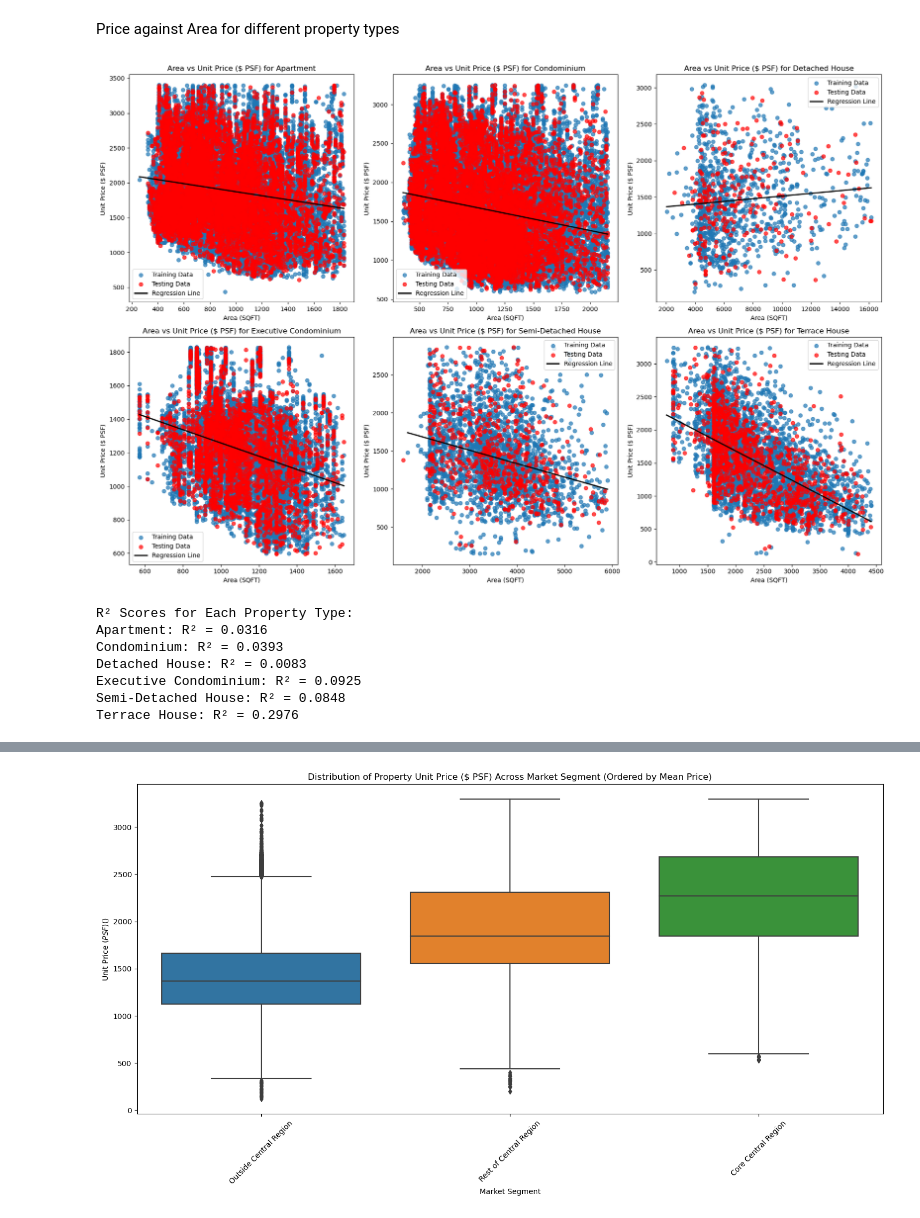
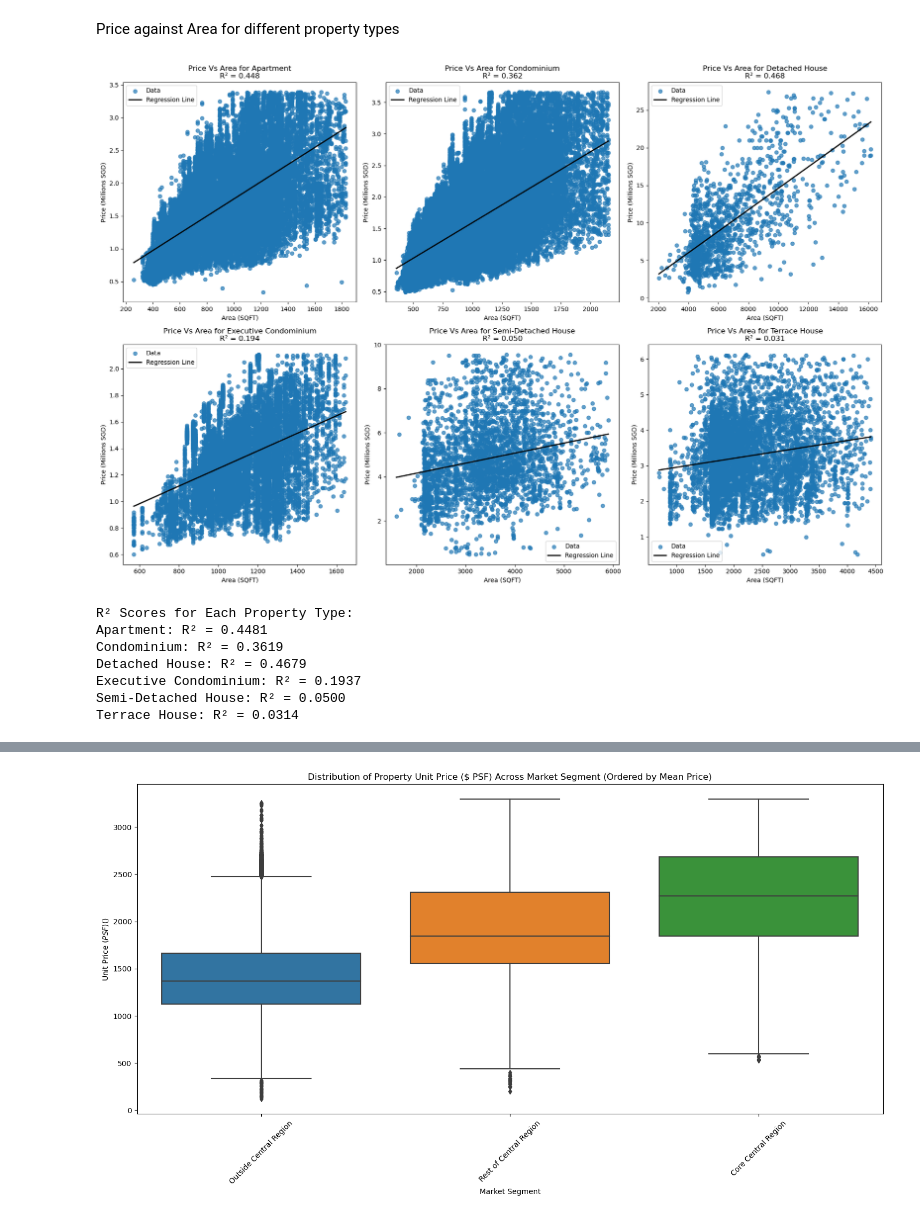
Before and after one commit to feliciahxy/SC1015-DSAI-project, a Jupyter notebook: EDA/EDA.ipynb, the cells around one changed output, grey strips where cells are left out. Drawn from its saved outputs; the diff is of its cells as text; code cells hidden in the pictures.

```diff
--- a/EDA/EDA.ipynb
+++ b/EDA/EDA.ipynb
@@ -123,6 +127,0 @@ removeoutlier(remainingleaseyears).describe()
-# %%
-# Plot the basic uni-variate figures for Remaining Lease Years
-f, axes = plt.subplots(1, 3, figsize=(25, 5))
-sb.boxplot(data = removeoutlier(remainingleaseyears), orient = "h", ax = axes[0])
-sb.histplot(data = removeoutlier(remainingleaseyears), bins=100, ax=axes[1])
-sb.kdeplot(data = removeoutlier(remainingleaseyears), ax = axes[2])
@@ -148,6 +151,6 @@ remainingleaseyears_nonfreehold.describe()
 # %%
-# Plot the basic uni-variate figures for Remaining Lease Years (Excl. 999yrs)
-f, axes = plt.subplots(1, 3, figsize=(25, 5))
-sb.boxplot(data = removeoutlier(remainingleaseyears_nonfreehold), orient = "h", ax = axes[0])
-sb.histplot(data = removeoutlier(remainingleaseyears_nonfreehold), ax=axes[1])
-sb.kdeplot(data = removeoutlier(remainingleaseyears_nonfreehold), ax = axes[2])
+# # Plot the basic uni-variate figures for Remaining Lease Years (Excl. 999yrs)
+# f, axes = plt.subplots(1, 3, figsize=(25, 5))
+# sb.boxplot(data = removeoutlier(remainingleaseyears_nonfreehold), orient = "h", ax = axes[0])
+# sb.histplot(data = removeoutlier(remainingleaseyears_nonfreehold), ax=axes[1])
+# sb.kdeplot(data = removeoutlier(remainingleaseyears_nonfreehold), ax = axes[2])
@@ -191,6 +191,7 @@ plt.show()
 # %% [markdown]
 Price against Area for different property types
 # %%
+
 # Define property types to analyze
 property_types = [
     "Apartment", "Condominium", "Detached House",
@@ -206,70 +207,55 @@ for i, prop_type in enumerate(property_types):
 
     # Remove outliers
     df1_filtered = df1.copy()
-    df1_filtered['Unit Price ($ PSF)'] = removeoutlier(df1_filtered['Unit Price ($ PSF)'])
+    df1_filtered['Price'] = removeoutlier(df1_filtered['Price'])
     df1_filtered['Area (SQFT)'] = removeoutlier(df1_filtered['Area (SQFT)'])
 
     # Drop rows with NaN in Area and Price
-    df1_filtered = df1_filtered.dropna(subset=['Unit Price ($ PSF)', 'Area (SQFT)'])
+    df1_filtered = df1_filtered.dropna(subset=['Price', 'Area (SQFT)'])
 
     # Check if enough data remains after outlier removal
-    if df1_filtered.shape[0] == 0:
-        print(f"Not enough data for {prop_type} after outlier removal. Using original data.")
-        df1_filtered = df1.copy().dropna(subset=['Unit Price ($ PSF)', 'Area (SQFT)'])  # Use original data
-
-    # Prepare training data
-    area = df1_filtered[['Area (SQFT)']]
-    price = df1_filtered[['Unit Price ($ PSF)']]
-
-    # Ensure no NaN values remain
-    if area.isna().sum().sum() > 0 or price.isna().sum().sum() > 0:
-        print(f"Skipping {prop_type} due to NaN values after cleaning.")
+    if df1_filtered.shape[0] < 2:
+        print(f"Skipping {prop_type} due to insufficient data after cleaning.")
         continue
 
-    # Ensure at least 2 rows for train-test split
-    if area.shape[0] < 2:
-        print(f"Skipping {prop_type} due to insufficient data.")
-        continue
+    # Prepare data
+    area = df1_filtered[['Area (SQFT)']]
+    price = df1_filtered[['Price']] / 1_000_000  # Convert price to millions
 
-    # Train-test split
-    area_train, area_test, price_train, price_test = train_test_split(area, price, test_size=0.2, random_state=42)
+    # Fit Linear Regression model on all data
+    linreg = LinearRegression()
+    linreg.fit(area, price)
 
-    # Train Linear Regression model
-    linreg = LinearRegression()
-    linreg.fit(area_train, price_train)
-
-    r2_score = linreg.score(area_train, price_train)
+    r2_score = linreg.score(area, price)
     r2_scores[prop_type] = r2_score
 
     # Predictions for regression line
-    area_range = np.linspace(area_train.min(), area_train.max(), 100).reshape(-1, 1)
+    area_range = np.linspace(area.min(), area.max(), 100).reshape(-1, 1)
     price_pred = linreg.predict(area_range)
 
     # Plot scatter and regression line
     ax = axes[i]
-    ax.scatter(area_train, price_train, label="Training Data", alpha=0.7)
-    ax.scatter(area_test, price_test, color="r", label="Testing Data", alpha=0.7)
+    ax.scatter(area, price, label="Data", alpha=0.7)
     ax.plot(area_range, price_pred, color="black", linewidth=2, label="Regression Line")
 
     # Set labels and title
     ax.set_xlabel("Area (SQFT)")
-    ax.set_ylabel("Unit Price ($ PSF)")
-    ax.set_title(f"Area vs Unit Price ($ PSF) for {prop_type}")
+    ax.set_ylabel("Price (Millions SGD)")
+    ax.set_title(f"Price Vs Area for {prop_type}\nR² = {r2_score:.3f}")
     ax.legend()
 
 plt.tight_layout()
 plt.show()
 
-
 print("\nR² Scores for Each Property Type:")
 for prop_type, r2 in r2_scores.items():
     print(f"{prop_type}: R² = {r2:.4f}")
 # %% [output]
-[figure, old version]
+[figure, new version]
 R² Scores for Each Property Type:
-Apartment: R² = 0.0316
-Condominium: R² = 0.0393
-Detached House: R² = 0.0083
-Executive Condominium: R² = 0.0925
-Semi-Detached House: R² = 0.0848
-Terrace House: R² = 0.2976
+Apartment: R² = 0.4481
+Condominium: R² = 0.3619
+Detached House: R² = 0.4679
+Executive Condominium: R² = 0.1937
+Semi-Detached House: R² = 0.0500
+Terrace House: R² = 0.0314
```
Also changed, not shown: parts of 12 cells of this notebook, 2 other files.
